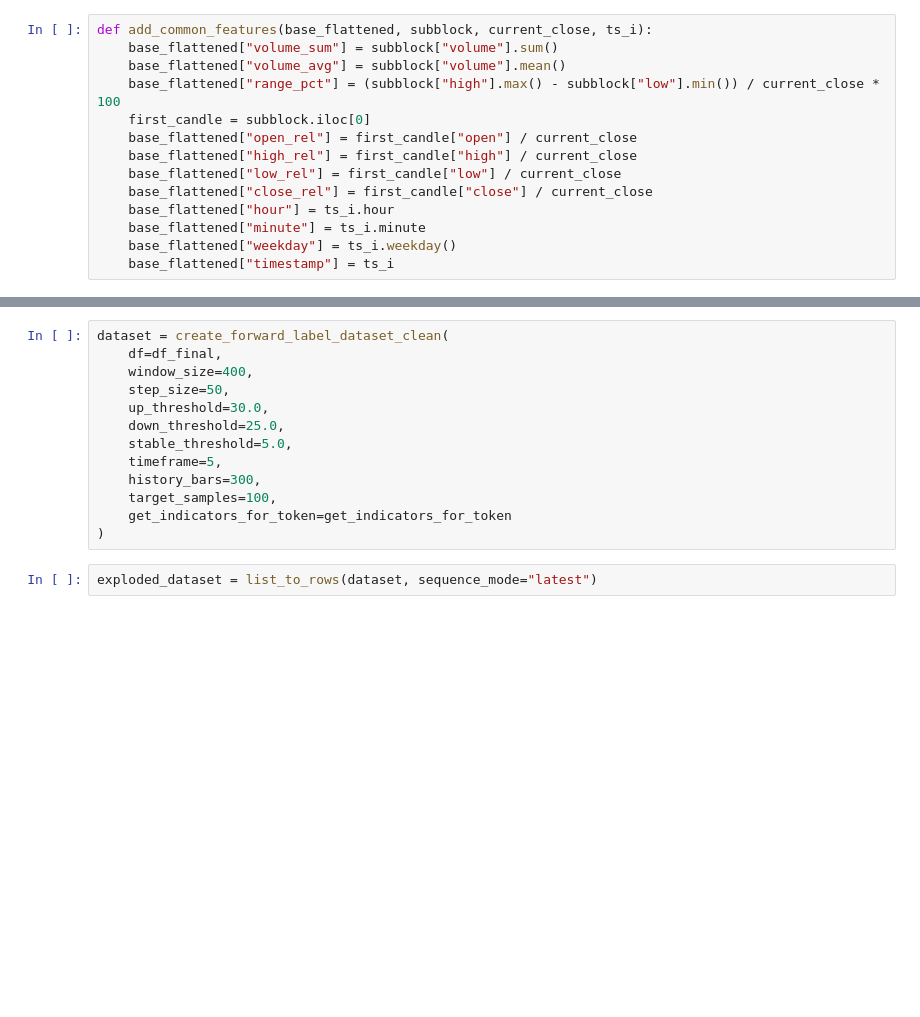
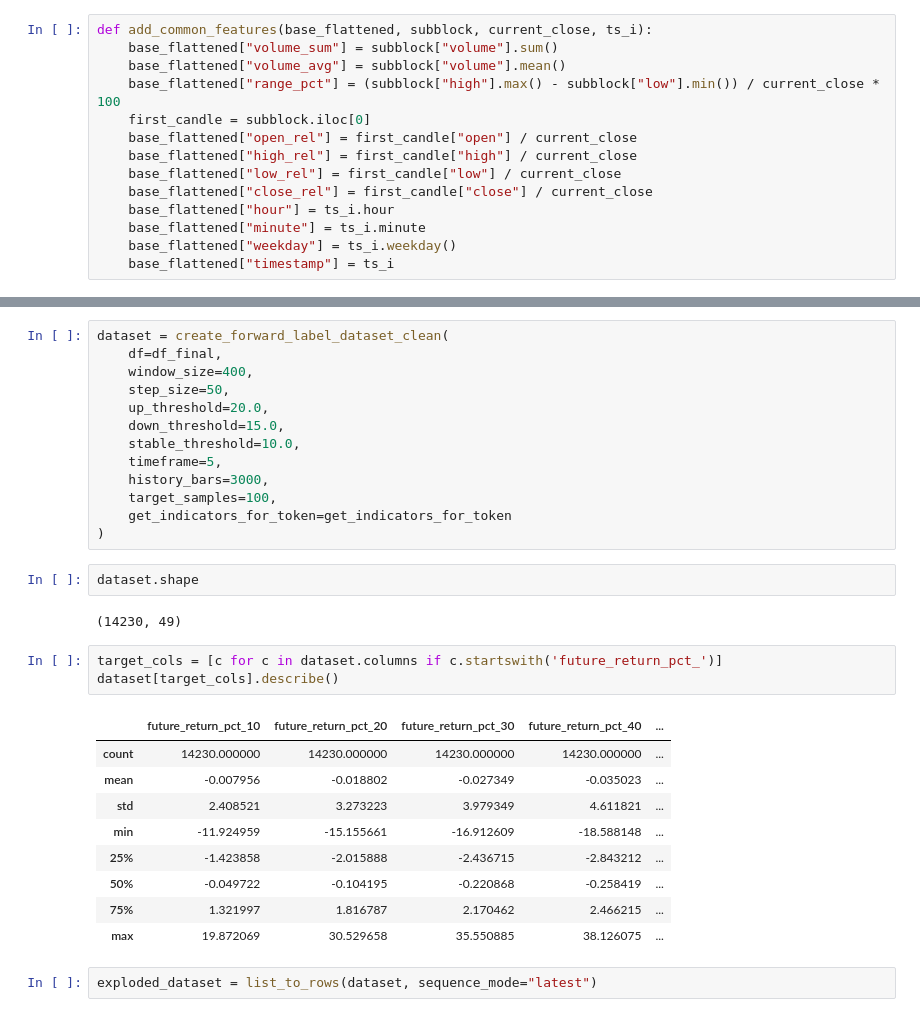
Before and after one commit to Vamshi1207/Crypto-analysis, a Jupyter notebook: python_server/Dataset_prep.ipynb, the cells around one changed output, grey strips where cells are left out. Saved outputs shown, nothing was run; the diff lists cells and outputs as text; blank space fills up the shorter version.

Commit message:
Updated Dataset prep main

```diff
--- a/python_server/Dataset_prep.ipynb
+++ b/python_server/Dataset_prep.ipynb
@@ -487,14 +431,31 @@ dataset = create_forward_label_dataset_clean(
     df=df_final,
     window_size=400,
     step_size=50,
-    up_threshold=30.0,
-    down_threshold=25.0,
-    stable_threshold=5.0,
+    up_threshold=20.0,
+    down_threshold=15.0,
+    stable_threshold=10.0,
     timeframe=5,
-    history_bars=300,
+    history_bars=3000,
     target_samples=100,
     get_indicators_for_token=get_indicators_for_token
 )
+# %%
+dataset.shape
+# %% [output]
+(14230, 49)
+# %%
+target_cols = [c for c in dataset.columns if c.startswith('future_return_pct_')]
+dataset[target_cols].describe()
+# %% [output]
+|  | future_return_pct_10 | future_return_pct_20 | future_return_pct_30 | future_return_pct_40 | ... |
+| count | 14230.000000 | 14230.000000 | 14230.000000 | 14230.000000 | ... |
+| mean | -0.007956 | -0.018802 | -0.027349 | -0.035023 | ... |
+| std | 2.408521 | 3.273223 | 3.979349 | 4.611821 | ... |
+| min | -11.924959 | -15.155661 | -16.912609 | -18.588148 | ... |
+| 25% | -1.423858 | -2.015888 | -2.436715 | -2.843212 | ... |
+| 50% | -0.049722 | -0.104195 | -0.220868 | -0.258419 | ... |
+| 75% | 1.321997 | 1.816787 | 2.170462 | 2.466215 | ... |
+| max | 19.872069 | 30.529658 | 35.550885 | 38.126075 | ... |
 # %%
 exploded_dataset = list_to_rows(dataset, sequence_mode="latest")
 # %%
```
Also changed, not shown: parts of 15 cells of this notebook, 1 other file.
